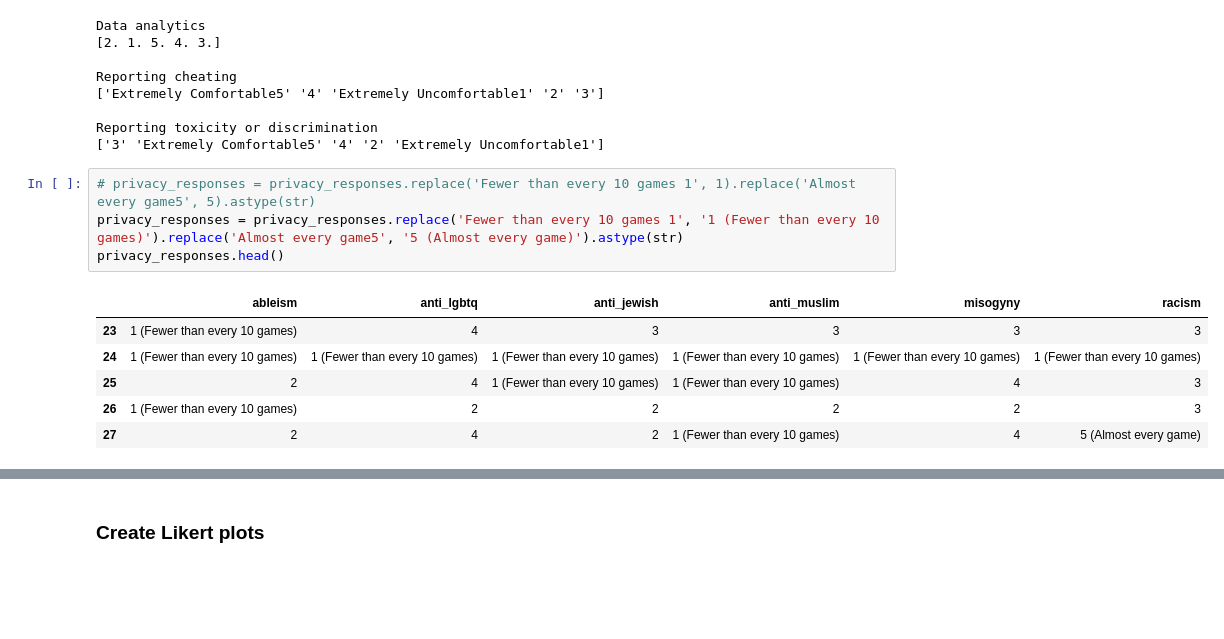
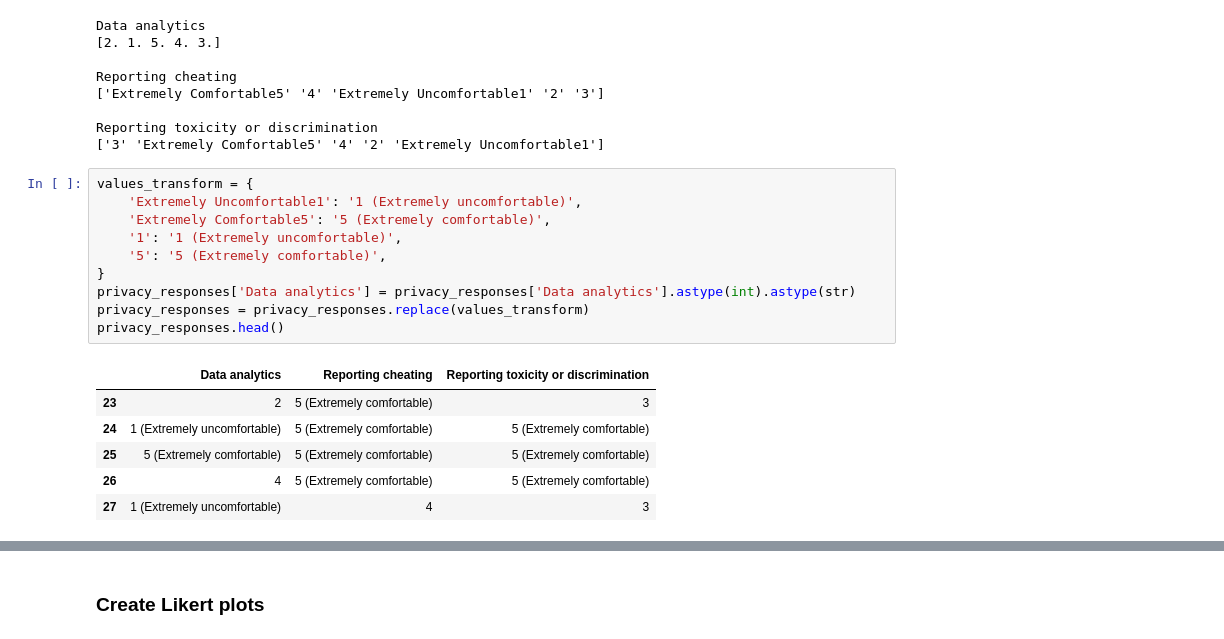
Before and after one commit to michaelmilleryoder/gaming_voice_chat, a Jupyter notebook: jupyter/tekko_survey.ipynb, the cells around one changed output, grey strips where cells are left out. Cells and saved outputs as stored; diff of their text form; blank space fills up the shorter version.

```diff
--- a/jupyter/tekko_survey.ipynb
+++ b/jupyter/tekko_survey.ipynb
@@ -176,13 +320,19 @@ Reporting cheating
 Reporting toxicity or discrimination
 ['3' 'Extremely Comfortable5' '4' '2' 'Extremely Uncomfortable1']
 # %%
-# privacy_responses = privacy_responses.replace('Fewer than every 10 games 1', 1).replace('Almost every game5', 5).astype(str)
-privacy_responses = privacy_responses.replace('Fewer than every 10 games 1', '1 (Fewer than every 10 games)').replace('Almost every game5', '5 (Almost every game)').astype(str)
+values_transform = {
+    'Extremely Uncomfortable1': '1 (Extremely uncomfortable)',
+    'Extremely Comfortable5': '5 (Extremely comfortable)',
+    '1': '1 (Extremely uncomfortable)',
+    '5': '5 (Extremely comfortable)',
+}
+privacy_responses['Data analytics'] = privacy_responses['Data analytics'].astype(int).astype(str)
+privacy_responses = privacy_responses.replace(values_transform)
 privacy_responses.head()
 # %% [output]
-|  | ableism | anti_lgbtq | anti_jewish | anti_muslim | misogyny | racism |
-| 23 | 1 (Fewer than every 10 games) | 4 | 3 | 3 | 3 | 3 |
-| 24 | 1 (Fewer than every 10 games) | 1 (Fewer than every 10 games) | 1 (Fewer than every 10 games) | 1 (Fewer than every 10 games) | 1 (Fewer than every 10 games) | 1 (Fewer than every 10 games) |
-| 25 | 2 | 4 | 1 (Fewer than every 10 games) | 1 (Fewer than every 10 games) | 4 | 3 |
-| 26 | 1 (Fewer than every 10 games) | 2 | 2 | 2 | 2 | 3 |
-| 27 | 2 | 4 | 2 | 1 (Fewer than every 10 games) | 4 | 5 (Almost every game) |
+|  | Data analytics | Reporting cheating | Reporting toxicity or discrimination |
+| 23 | 2 | 5 (Extremely comfortable) | 3 |
+| 24 | 1 (Extremely uncomfortable) | 5 (Extremely comfortable) | 5 (Extremely comfortable) |
+| 25 | 5 (Extremely comfortable) | 5 (Extremely comfortable) | 5 (Extremely comfortable) |
+| 26 | 4 | 5 (Extremely comfortable) | 5 (Extremely comfortable) |
+| 27 | 1 (Extremely uncomfortable) | 4 | 3 |
```
Also changed, not shown: parts of 26 cells of this notebook.
